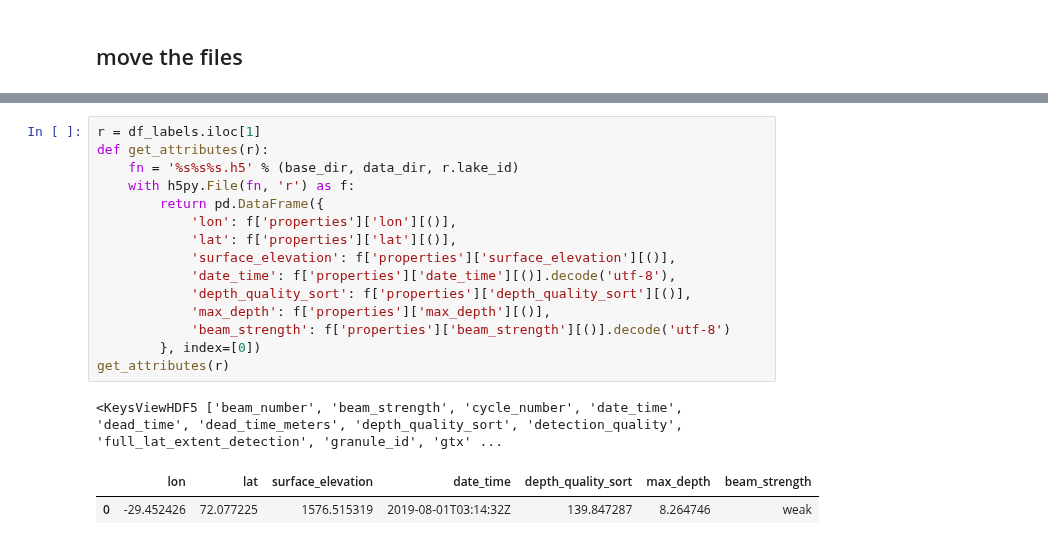
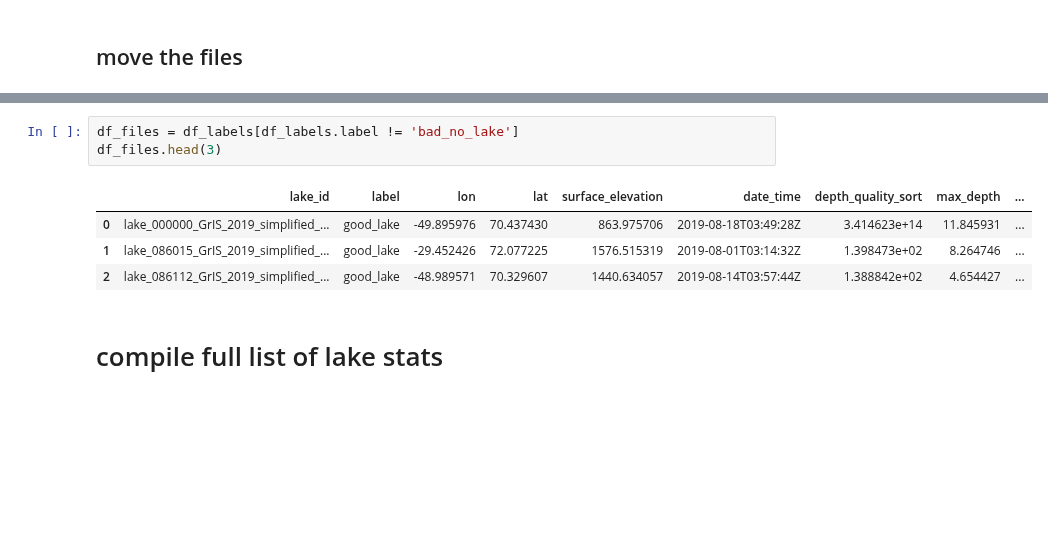
Before and after one commit to fliphilipp/GlacierLakeDetectionICESat2, a Jupyter notebook: GLD3-GrIS-compile-lake-info.ipynb, the cells around one changed output, grey strips where cells are left out. Cells and saved outputs as stored; diff of their text form; blank space fills up the shorter version.

Commit message:
make full GrIS lakestats

```diff
--- a/GLD3-GrIS-compile-lake-info.ipynb
+++ b/GLD3-GrIS-compile-lake-info.ipynb
@@ -319,19 +270,10 @@ df_labels.apply(get_attributes, axis=1)
-# %%
-r = df_labels.iloc[1]
-def get_attributes(r):
-    fn = '%s%s%s.h5' % (base_dir, data_dir, r.lake_id)
-    with h5py.File(fn, 'r') as f:
-        return pd.DataFrame({
-            'lon': f['properties']['lon'][()],
-            'lat': f['properties']['lat'][()],
-            'surface_elevation': f['properties']['surface_elevation'][()],
-            'date_time': f['properties']['date_time'][()].decode('utf-8'),
-            'depth_quality_sort': f['properties']['depth_quality_sort'][()],
-            'max_depth': f['properties']['max_depth'][()],
-            'beam_strength': f['properties']['beam_strength'][()].decode('utf-8')
-        }, index=[0])
-get_attributes(r)
-# %% [output]
-<KeysViewHDF5 ['beam_number', 'beam_strength', 'cycle_number', 'date_time', 'dead_time', 'dead_time_meters', 'depth_quality_sort', 'detection_quality', 'full_lat_extent_detection', 'granule_id', 'gtx' ...
-|  | lon | lat | surface_elevation | date_time | depth_quality_sort | max_depth | beam_strength |
-| 0 | -29.452426 | 72.077225 | 1576.515319 | 2019-08-01T03:14:32Z | 139.847287 | 8.264746 | weak |
+# %%
+df_files = df_labels[df_labels.label != 'bad_no_lake']
+df_files.head(3)
+# %% [output]
+|  | lake_id | label | lon | lat | surface_elevation | date_time | depth_quality_sort | max_depth | ... |
+| 0 | lake_000000_GrIS_2019_simplified_... | good_lake | -49.895976 | 70.437430 | 863.975706 | 2019-08-18T03:49:28Z | 3.414623e+14 | 11.845931 | ... |
+| 1 | lake_086015_GrIS_2019_simplified_... | good_lake | -29.452426 | 72.077225 | 1576.515319 | 2019-08-01T03:14:32Z | 1.398473e+02 | 8.264746 | ... |
+| 2 | lake_086112_GrIS_2019_simplified_... | good_lake | -48.989571 | 70.329607 | 1440.634057 | 2019-08-14T03:57:44Z | 1.388842e+02 | 4.654427 | ... |
+# %% [markdown]
+# compile full list of lake stats
```
Also changed, not shown: parts of 14 cells of this notebook, 1 other file.
